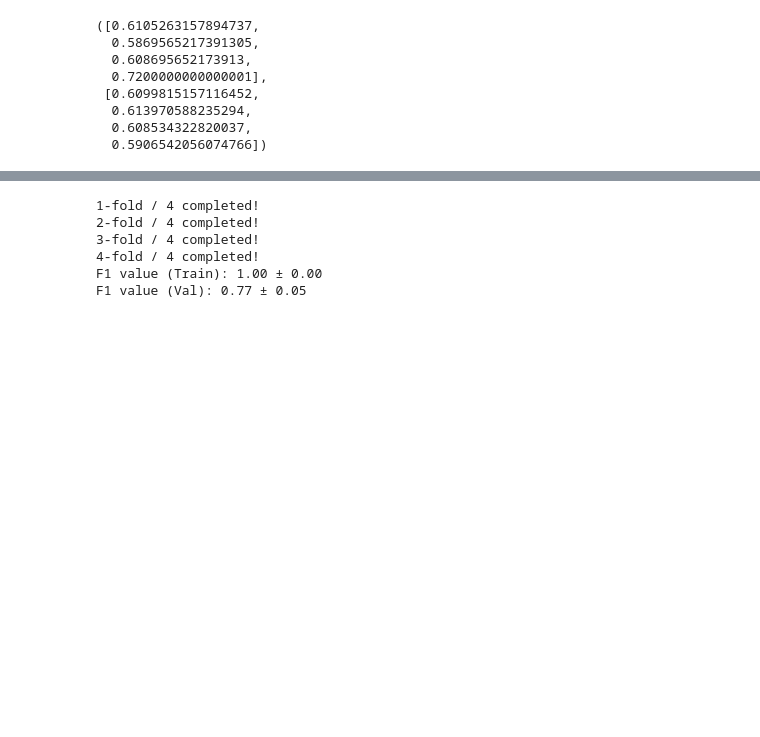
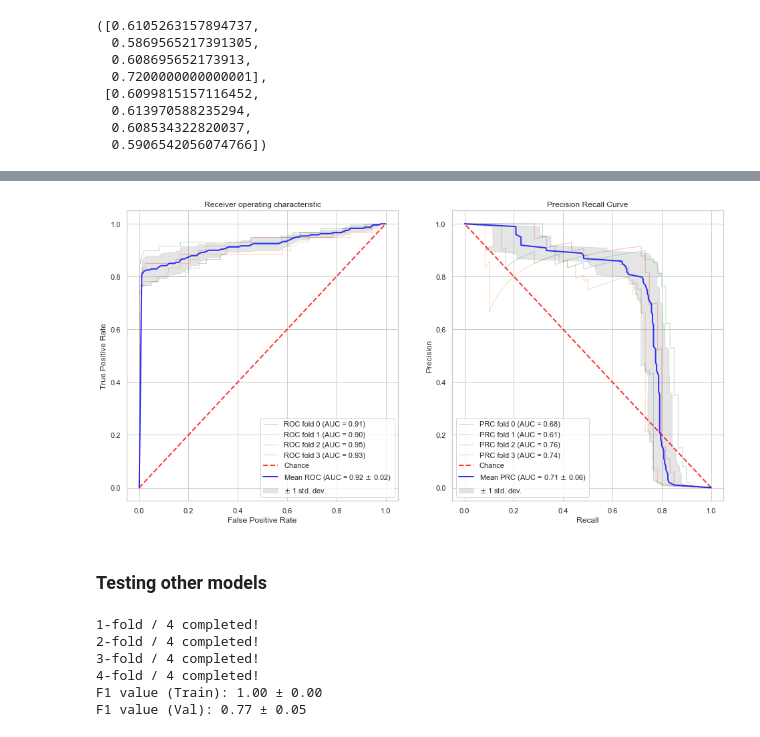
Before and after one commit to davidggphy/modelling_week_2019, a Jupyter notebook: notebooks/Classification_Sklearn.ipynb, the cells around one changed output, grey strips where cells are left out. Cells and saved outputs as stored; diff of their text form; code cells hidden in the pictures; blank space fills up the shorter version.

```diff
--- a/notebooks/Classification_Sklearn.ipynb
+++ b/notebooks/Classification_Sklearn.ipynb
@@ -127,3 +160,9 @@ F1 value (Val): 0.63 ± 0.06
+# %%
+plot_cv_roc_prc(clf,cv,X,y)
+# %% [output]
+[figure, added]
+# %% [markdown]
+### Testing other models
 # %%
 cv = StratifiedShuffleSplit(n_splits=VAL_SPLITS,test_size=0.15,random_state=0)
 clf = RandomForestClassifier(n_estimators=100,n_jobs=-1,random_state=0)
```
Also changed, not shown: parts of 5 cells of this notebook, 2 other files.
